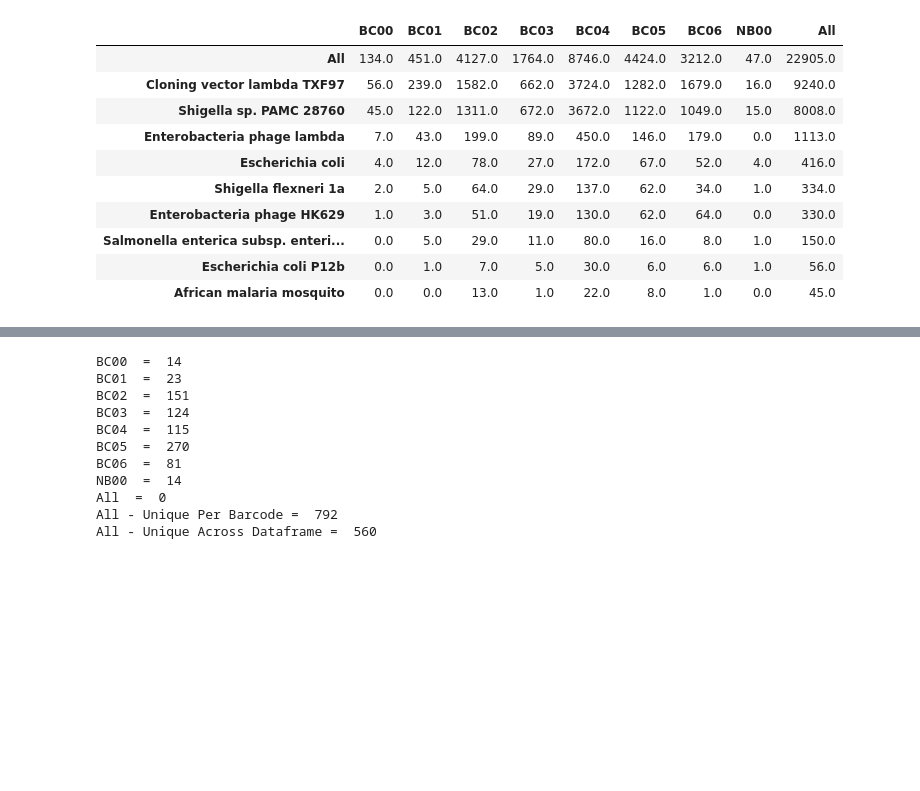
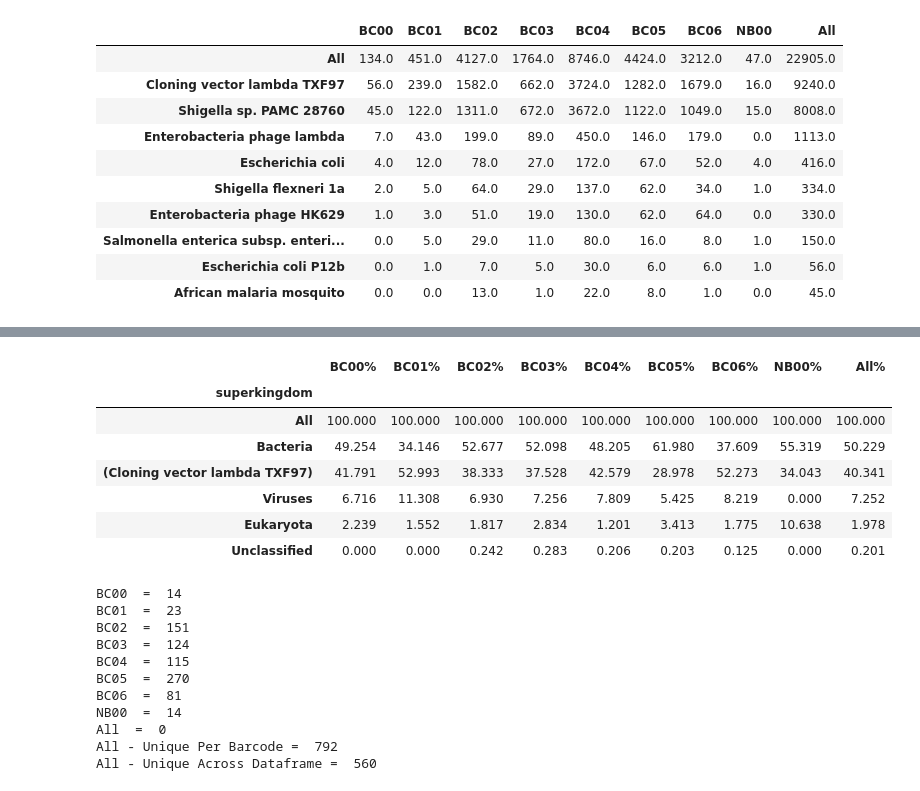
Before and after one commit to BenjaminSchwessinger/Gamran, a Jupyter notebook: MinIon_analysis_05012017_Wagga_initial-taxonomy.ipynb, the cells around one changed output, grey strips where cells are left out. Saved outputs shown, nothing was run; the diff lists cells and outputs as text; code cells hidden in the pictures; blank space fills up the shorter version.

```diff
--- a/MinIon_analysis_05012017_Wagga_initial-taxonomy.ipynb
+++ b/MinIon_analysis_05012017_Wagga_initial-taxonomy.ipynb
@@ -268,0 +301,21 @@ joint_NCBI_taxonomy_pivot_table_rank
+# %%
+# % pivot table of dataframe with taxonomic columns:
+#rows - rank names, columns - barcode, sorted by desired class
+def generate_NCBI_taxonomy_pivot_table_pc(tax_df, rank, bcs):
+    """From joint_NCBI_df_taxonomy, generate a pivot table listing rank %, sorted ascending by bcs"""
+    pivot_table_pc = tax_df.pivot_table(values='nident',
+                                        index=rank,
+                                        columns='barcode',
+                                        aggfunc='count',
+                                        fill_value=0,
+                                        margins=True)
+    pivot_table_pc.columns.name = None
+
+    for brcs in pivot_table_pc.columns:
+        pivot_table_pc[str(brcs) + '%'] = pivot_table_pc[brcs].apply(lambda x: (x / pivot_table_pc[brcs].loc['All'])*100)
+    for brcs in pivot_table_pc.columns:
+        if '%' not in brcs:
+            pivot_table_pc.drop(brcs, axis=1, inplace=True)
+
+    pivot_table_pc2 = pivot_table_pc.sort_values(str(bcs) + '%', axis=0, ascending=False)
+    return pivot_table_pc2.applymap(lambda x: '%.3f' % x).head(n=10)
@@ -269,3 +333,14 @@ joint_NCBI_taxonomy_pivot_table_rank
+# %%
+generate_NCBI_taxonomy_pivot_table_pc(joint_NCBI_df_taxonomy_adj, 'superkingdom', 'BC04')
+# %% [output]
+|  | BC00% | BC01% | BC02% | BC03% | BC04% | BC05% | BC06% | NB00% | All% |
+| superkingdom |  |  |  |  |  |  |  |  |  |
+| All | 100.000 | 100.000 | 100.000 | 100.000 | 100.000 | 100.000 | 100.000 | 100.000 | 100.000 |
+| Bacteria | 49.254 | 34.146 | 52.677 | 52.098 | 48.205 | 61.980 | 37.609 | 55.319 | 50.229 |
+| (Cloning vector lambda TXF97) | 41.791 | 52.993 | 38.333 | 37.528 | 42.579 | 28.978 | 52.273 | 34.043 | 40.341 |
+| Viruses | 6.716 | 11.308 | 6.930 | 7.256 | 7.809 | 5.425 | 8.219 | 0.000 | 7.252 |
+| Eukaryota | 2.239 | 1.552 | 1.817 | 2.834 | 1.201 | 3.413 | 1.775 | 10.638 | 1.978 |
+| Unclassified | 0.000 | 0.000 | 0.242 | 0.283 | 0.206 | 0.203 | 0.125 | 0.000 | 0.201 |
 # %%
 #Number of unique tax ids per barcode in the joint_NCBI_pivot_table
 tax_id_barcode_len_list = []
```
Also changed, not shown: parts of 8 cells of this notebook.
